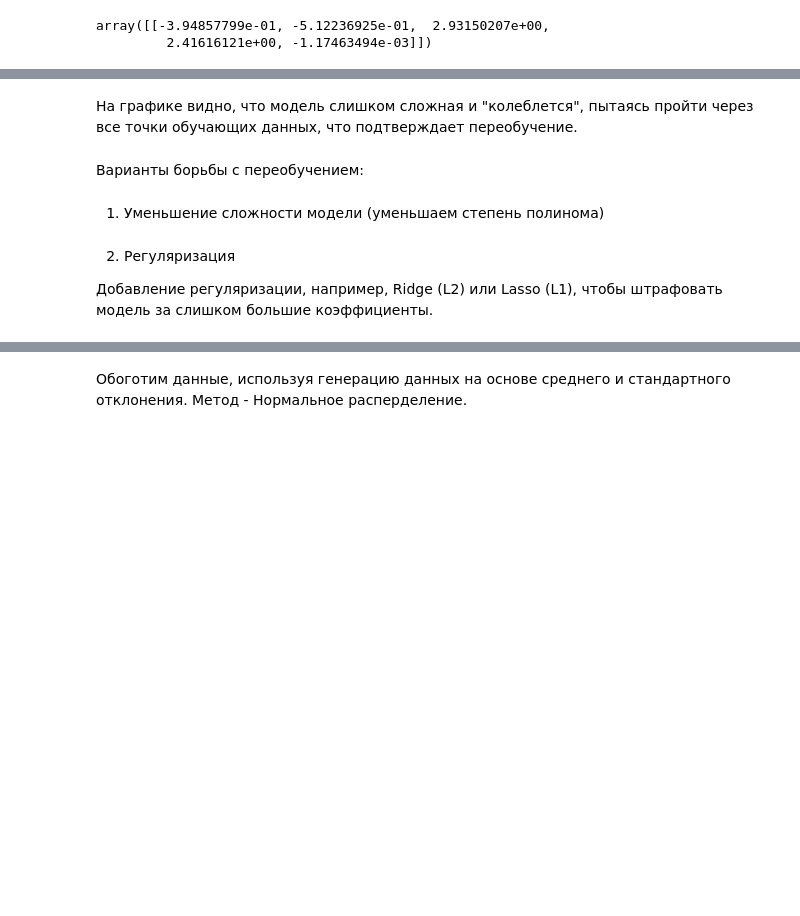
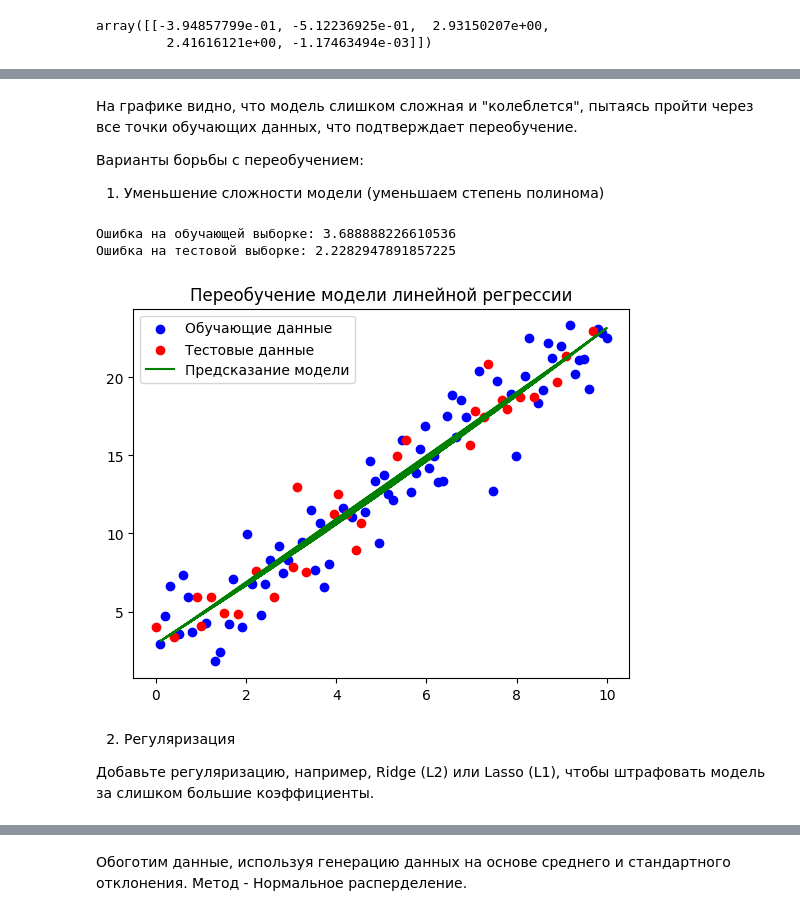
Before and after one commit to ShagMichail/Industrial-Analytics-Platforms, a Jupyter notebook: Task/Task_1.ipynb, the cells around one changed output, grey strips where cells are left out. Drawn from its saved outputs; the diff is of its cells as text; code cells hidden in the pictures; blank space fills up the shorter version.

```diff
--- a/Task/Task_1.ipynb
+++ b/Task/Task_1.ipynb
@@ -121,6 +125,6 @@ plt.show()
 # %% [markdown]
 На графике видно, что модель слишком сложная и "колеблется", пытаясь пройти через все точки обучающих данных, что подтверждает переобучение.
+
+Варианты борьбы с переобучением:
+
+1) Уменьшение сложности модели (уменьшаем степень полинома)
-# %% [markdown]
-Варианты борьбы с переобучением:
-# %% [markdown]
-1) Уменьшение сложности модели (уменьшаем степень полинома)
@@ -129,5 +131,35 @@ poly = PolynomialFeatures(degree=2)
+# %%
+poly = PolynomialFeatures(degree=2)
+X_train_poly = poly.fit_transform(X_train)
+X_test_poly = poly.transform(X_test)
+
+# Обучение модели линейной регрессии
+model = LinearRegression()
+model.fit(X_train_poly, y_train)
+
+# Предсказание
+y_train_pred = model.predict(X_train_poly)
+y_test_pred = model.predict(X_test_poly)
+
+# Оценка качества
+train_error = mean_squared_error(y_train, y_train_pred)
+test_error = mean_squared_error(y_test, y_test_pred)
+print(f"Ошибка на обучающей выборке: {train_error}")
+print(f"Ошибка на тестовой выборке: {test_error}")
+# %% [output]
+Ошибка на обучающей выборке: 3.688888226610536
+Ошибка на тестовой выборке: 2.2282947891857225
+# %%
+plt.scatter(X_train, y_train, color='blue', label='Обучающие данные')
+plt.scatter(X_test, y_test, color='red', label='Тестовые данные')
+plt.plot(X_train, y_train_pred, color='green', label='Предсказание модели')
+plt.legend()
+plt.title("Переобучение модели линейной регрессии")
+plt.show()
+# %% [output]
+[figure, added]
 # %% [markdown]
 2) Регуляризация
 
-Добавление регуляризации, например, Ridge (L2) или Lasso (L1), чтобы штрафовать модель за слишком большие коэффициенты.
+Добавьте регуляризацию, например, Ridge (L2) или Lasso (L1), чтобы штрафовать модель за слишком большие коэффициенты.
 # %%
```
Also changed, not shown: parts of 29 cells of this notebook.
